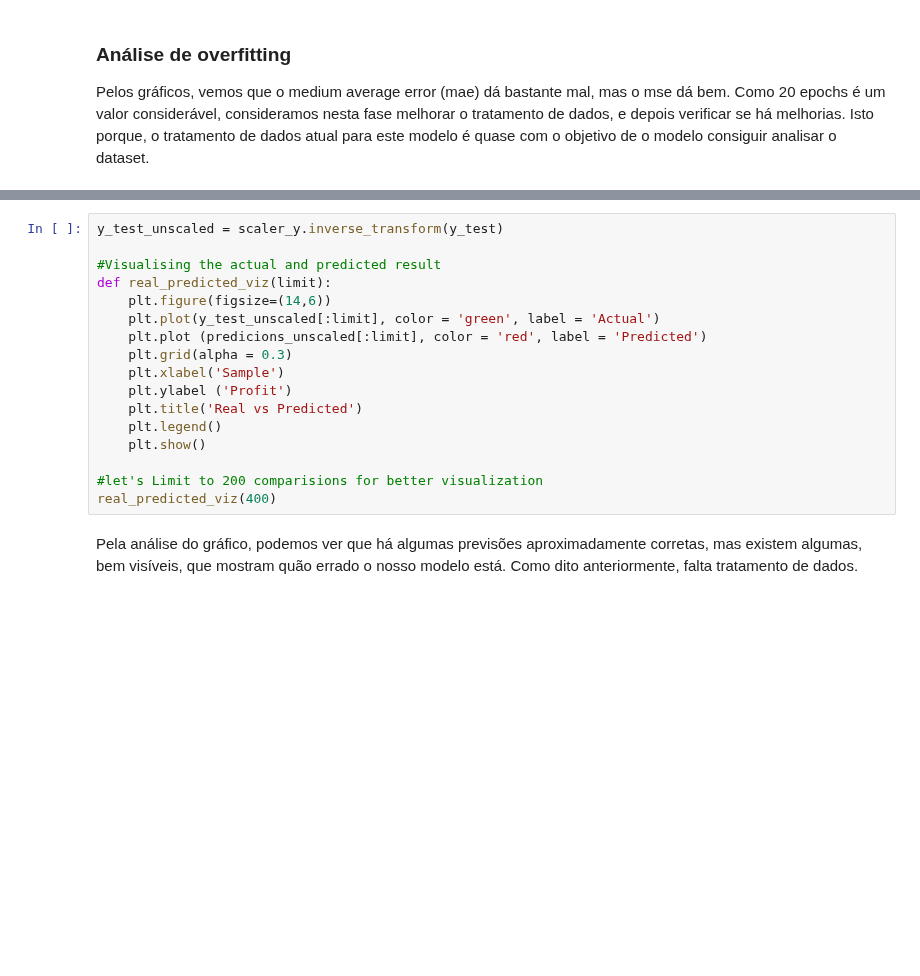
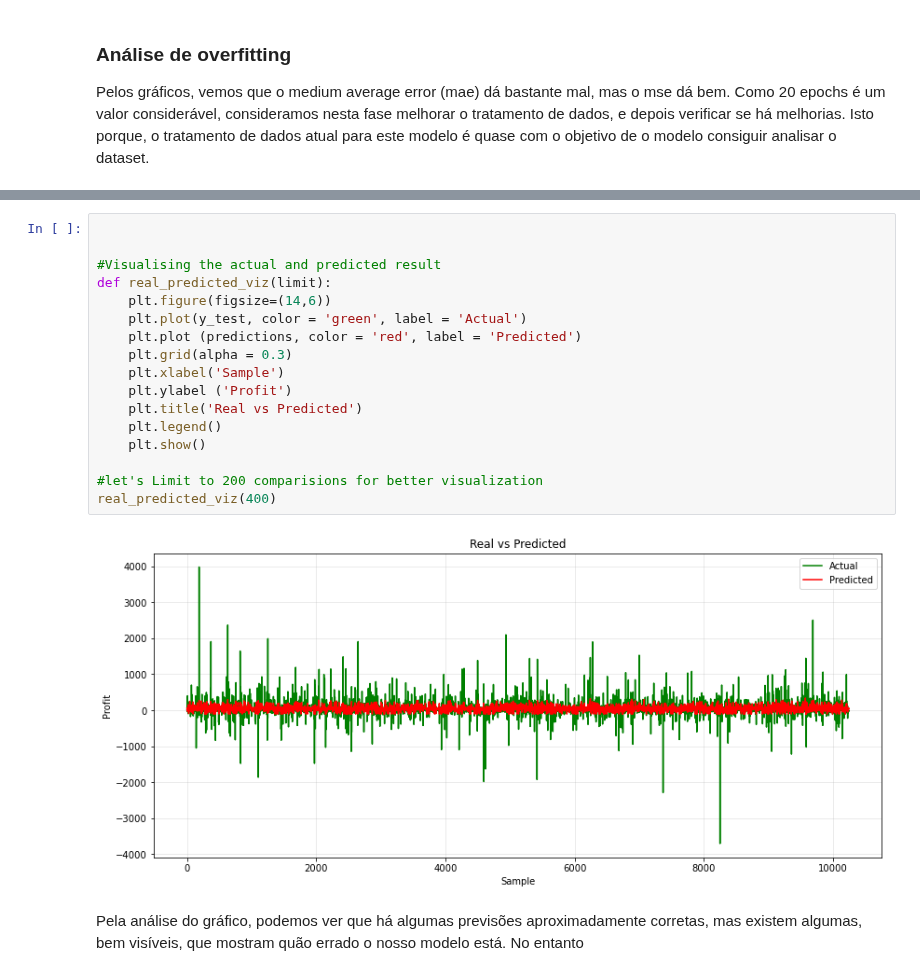
Before and after one commit to gonaloppcc/projetoDAA, a Jupyter notebook: melhor_grupo/neural_network.ipynb, the cells around one changed output, grey strips where cells are left out. Cells and saved outputs as stored; diff of their text form; blank space fills up the shorter version.

```diff
--- a/melhor_grupo/neural_network.ipynb
+++ b/melhor_grupo/neural_network.ipynb
@@ -264,23 +282,25 @@ ValueError: non-broadcastable output operand with shape (6240,1) doesn't match t
 # %%
-y_test_unscaled = scaler_y.inverse_transform(y_test)
+
 
 #Visualising the actual and predicted result
 def real_predicted_viz(limit):
     plt.figure(figsize=(14,6))
-    plt.plot(y_test_unscaled[:limit], color = 'green', label = 'Actual')
-    plt.plot (predicions_unscaled[:limit], color = 'red', label = 'Predicted')
+    plt.plot(y_test, color = 'green', label = 'Actual')
+    plt.plot (predictions, color = 'red', label = 'Predicted')
     plt.grid(alpha = 0.3)
     plt.xlabel('Sample')
     plt.ylabel ('Profit')
     plt.title('Real vs Predicted')
     plt.legend()
     plt.show()
 
 #let's Limit to 200 comparisions for better visualization
 real_predicted_viz(400)
+# %% [output]
+[figure, added]
 # %% [markdown]
 Pela análise do gráfico, podemos ver que há algumas previsões aproximadamente corretas, mas existem algumas, bem visíveis, que mostram quão errado o nosso modelo está.
-Como dito anteriormente, falta tratamento de dados.
+No entanto
 # %%
 
 print("Best: %f using %s" % (grid_search.best_score_, grid_search.best_params_))
```
Also changed, not shown: parts of 8 cells of this notebook.
